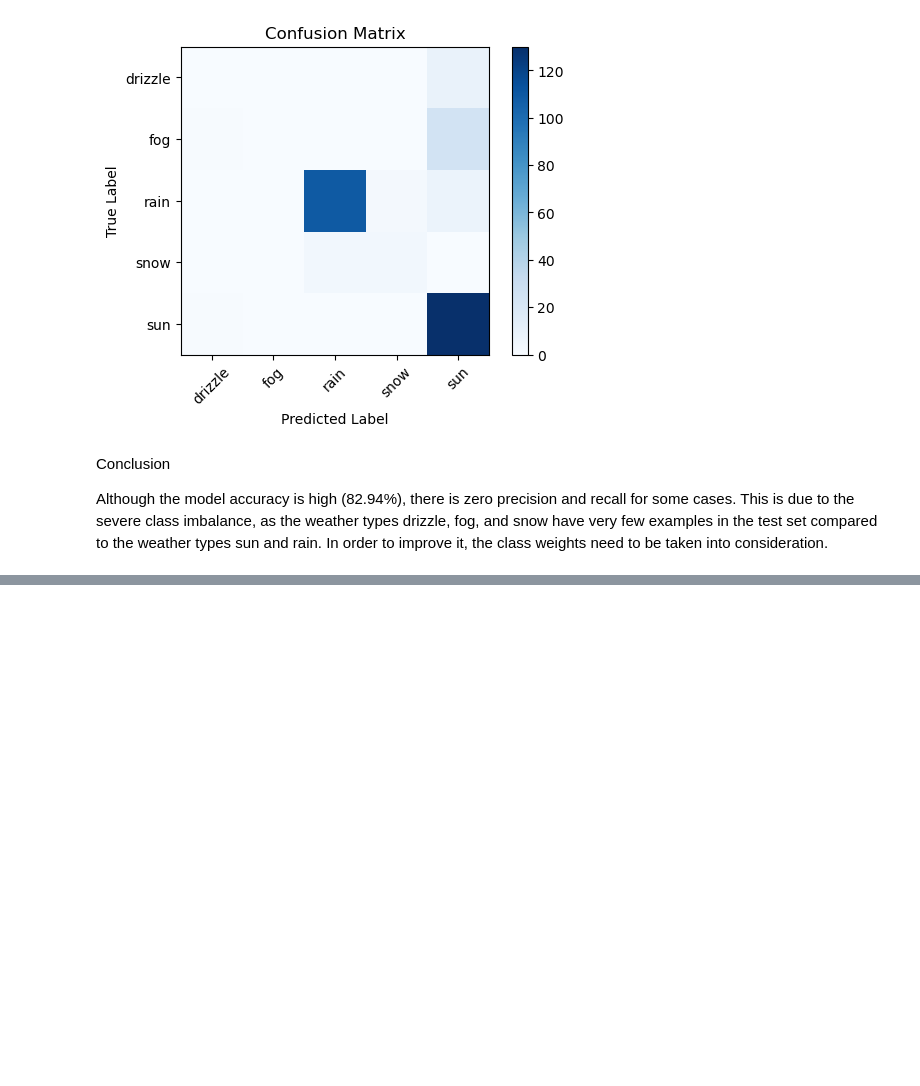
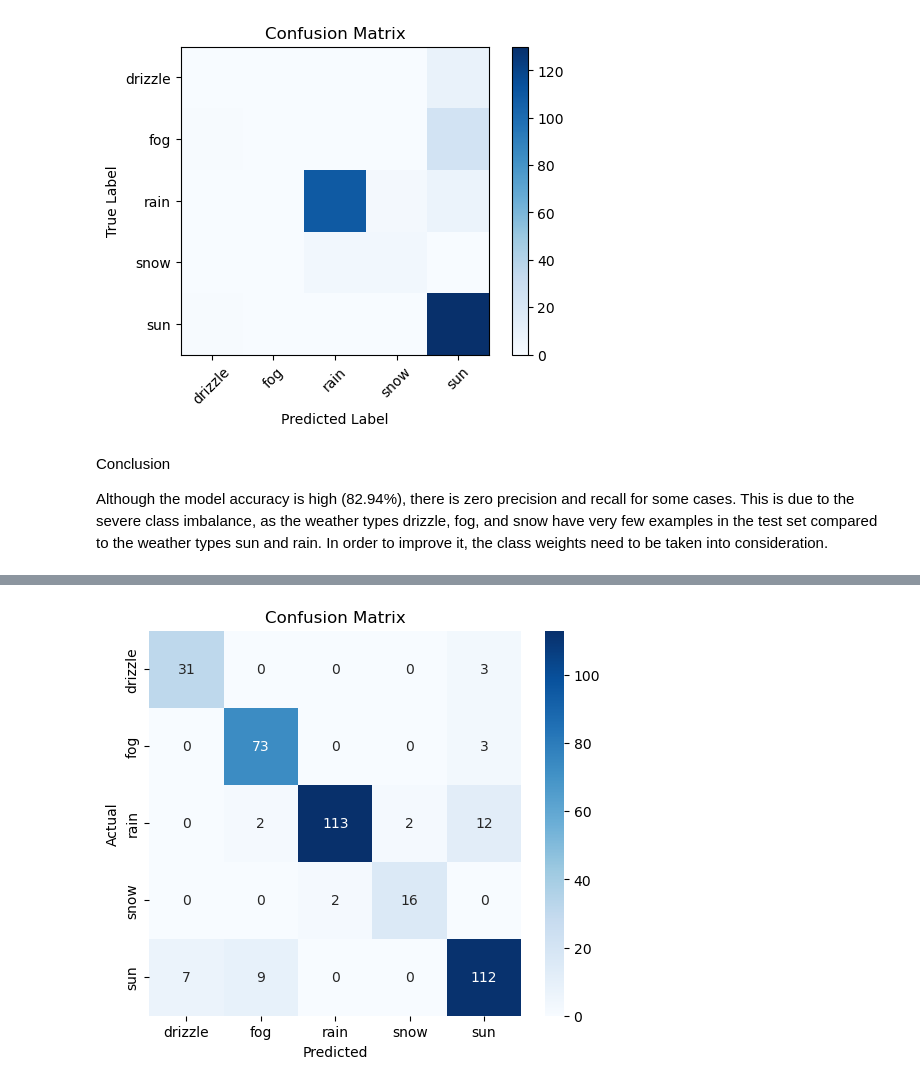
Before and after one commit to joshleh/WeatherWear, a Jupyter notebook: weather-predictor.ipynb, the cells around one changed output, grey strips where cells are left out. Saved outputs shown, nothing was run; the diff lists cells and outputs as text; code cells hidden in the pictures; blank space fills up the shorter version.

Commit message:
added overview image

```diff
--- a/weather-predictor.ipynb
+++ b/weather-predictor.ipynb
@@ -195,0 +289,7 @@ Although the model accuracy is high (82.94%), there is zero precision and recall
+# %%
+# Split into training and testing sets
+X_train, X_test, y_train, y_test = train_test_split(X_balanced, y_balanced, test_size=0.2, random_state=42, stratify=y_balanced)
+# %%
+# Train Random Forest Classifier with class weighting
+rf_model = RandomForestClassifier(n_estimators=100, max_depth=None, random_state=42, class_weight="balanced")
+rf_model.fit(X_train, y_train)
@@ -195,0 +298,8 @@ Although the model accuracy is high (82.94%), there is zero precision and recall
+# %%
+# Make predictions on test set
+y_pred = rf_model.predict(X_test)
+# %%
+# Evaluate model performance
+accuracy = accuracy_score(y_test, y_pred)
+conf_matrix = confusion_matrix(y_test, y_pred)
+class_report = classification_report(y_test, y_pred)
@@ -195,0 +323,10 @@ Although the model accuracy is high (82.94%), there is zero precision and recall
+# %%
+# Plot confusion matrix
+plt.figure(figsize=(6, 5))
+sns.heatmap(conf_matrix, annot=True, fmt='d', cmap='Blues', xticklabels=rf_model.classes_, yticklabels=rf_model.classes_)
+plt.xlabel('Predicted')
+plt.ylabel('Actual')
+plt.title('Confusion Matrix')
+plt.show()
+# %% [output]
+[figure, added]
```
Also changed, not shown: parts of 10 cells of this notebook, 1 other file.
